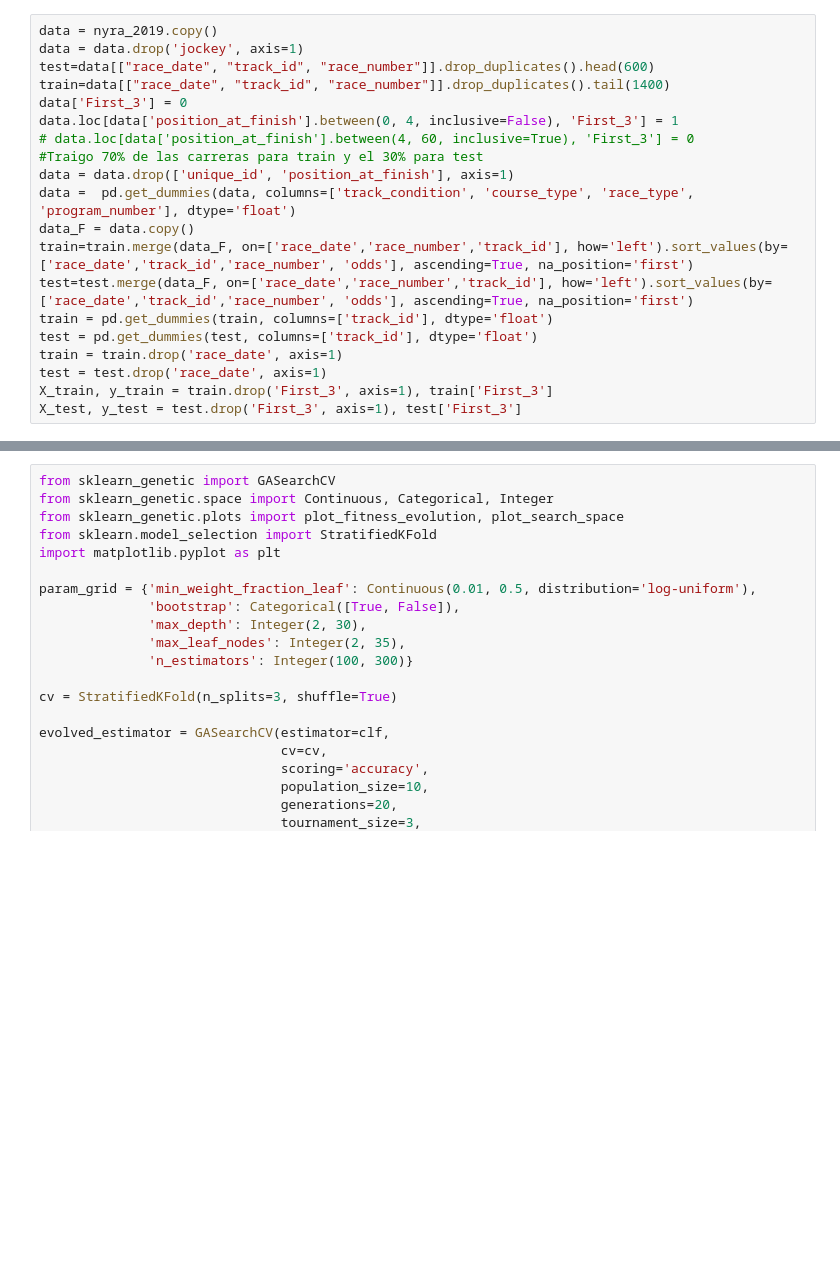
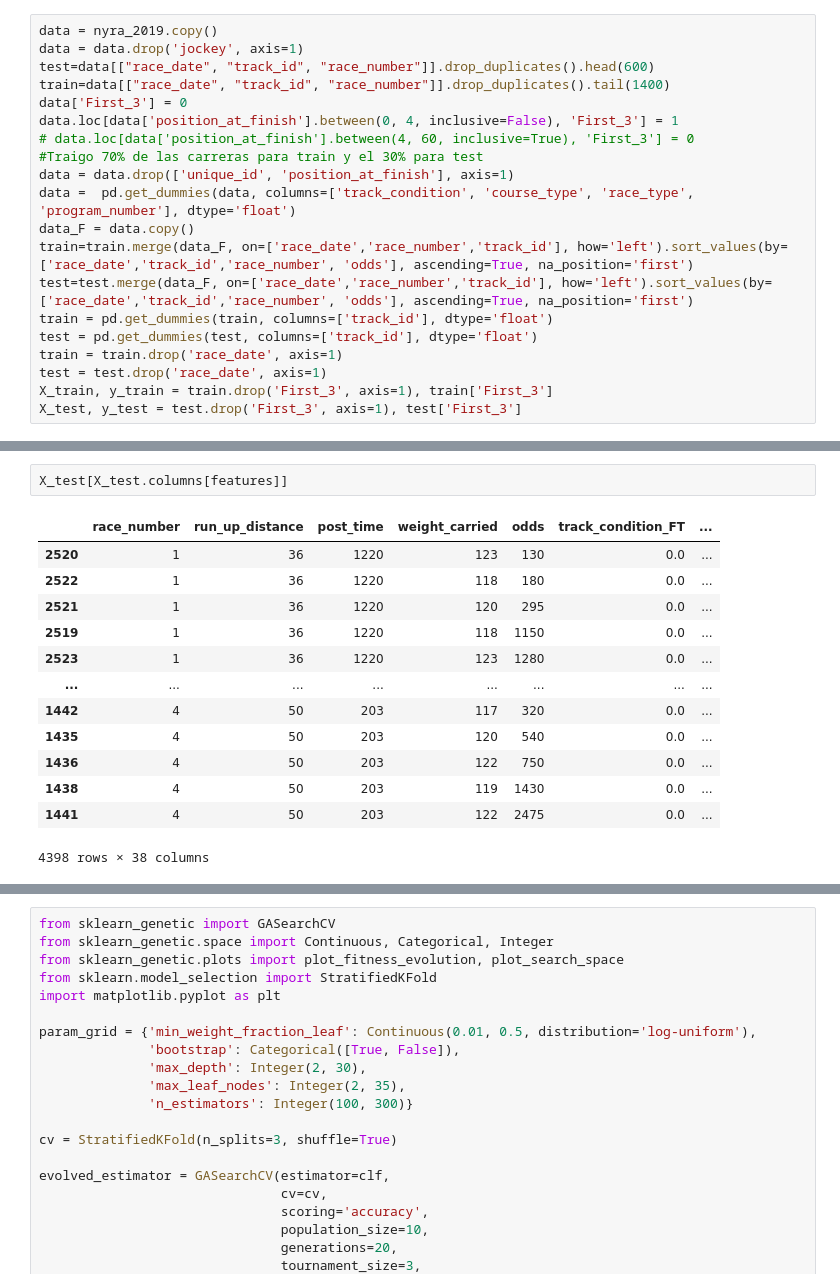
Before and after one commit to jsebastianquiroga/Big_Data-_Derby_2022_SI, a Jupyter notebook: Notebooks/sistemas_inteligentes.ipynb, the cells around one changed output, grey strips where cells are left out. Cells and saved outputs as stored; diff of their text form; blank space fills up the shorter version.

```diff
--- a/Notebooks/sistemas_inteligentes.ipynb
+++ b/Notebooks/sistemas_inteligentes.ipynb
@@ -1190,4 +1206,20 @@ Index(['race_number', 'distance_id', 'run_up_distance', 'post_time',
       dtype='object')
+# %%
+X_test[X_test.columns[features]]
+# %% [output]
+|  | race_number | run_up_distance | post_time | weight_carried | odds | track_condition_FT | ... |
+| 2520 | 1 | 36 | 1220 | 123 | 130 | 0.0 | ... |
+| 2522 | 1 | 36 | 1220 | 118 | 180 | 0.0 | ... |
+| 2521 | 1 | 36 | 1220 | 120 | 295 | 0.0 | ... |
+| 2519 | 1 | 36 | 1220 | 118 | 1150 | 0.0 | ... |
+| 2523 | 1 | 36 | 1220 | 123 | 1280 | 0.0 | ... |
+| ... | ... | ... | ... | ... | ... | ... | ... |
+| 1442 | 4 | 50 | 203 | 117 | 320 | 0.0 | ... |
+| 1435 | 4 | 50 | 203 | 120 | 540 | 0.0 | ... |
+| 1436 | 4 | 50 | 203 | 122 | 750 | 0.0 | ... |
+| 1438 | 4 | 50 | 203 | 119 | 1430 | 0.0 | ... |
+| 1441 | 4 | 50 | 203 | 122 | 2475 | 0.0 | ... |
+4398 rows × 38 columns
 # %%
 # Predict only with the subset of selected features
 X_train = X_train.to_numpy()
```
Also changed, not shown: parts of 40 cells of this notebook.
